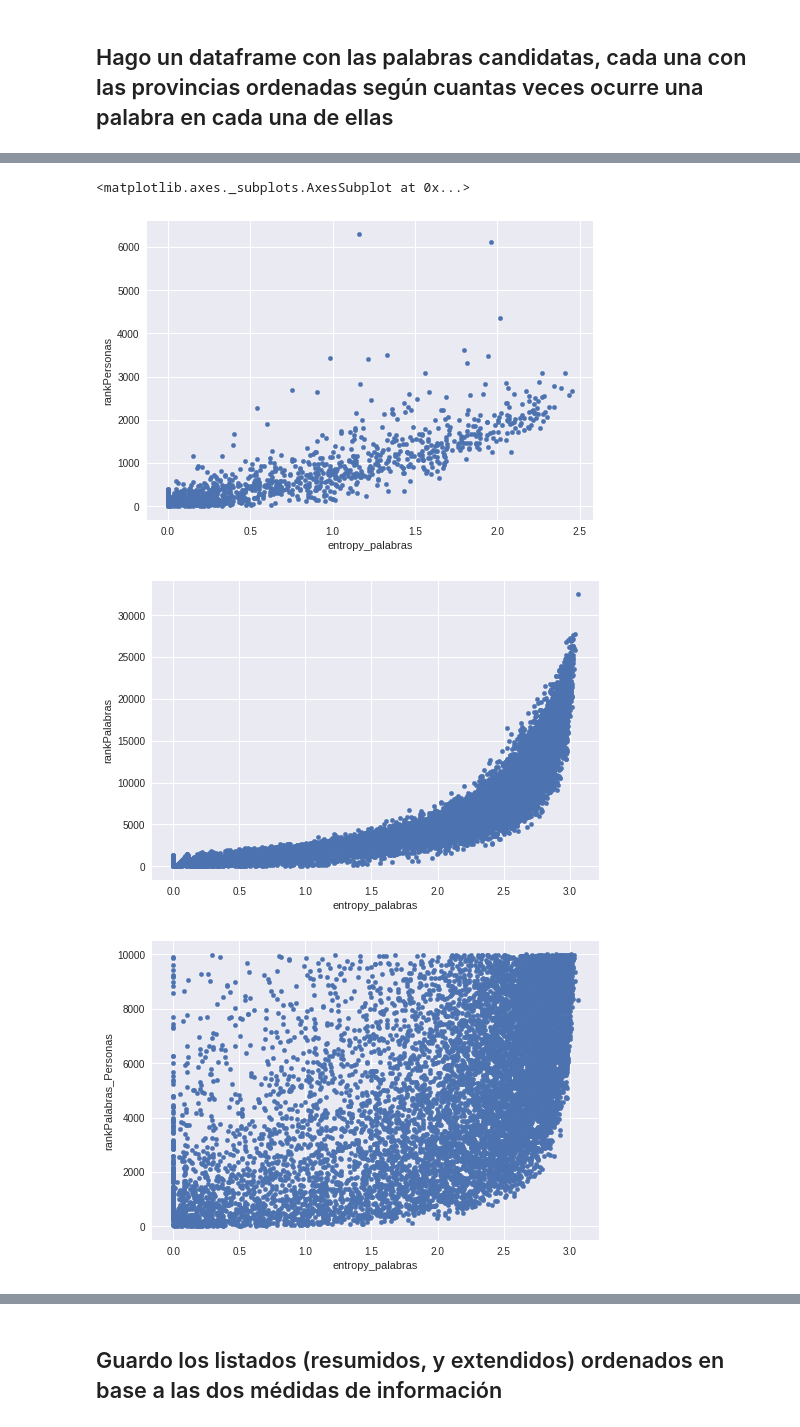
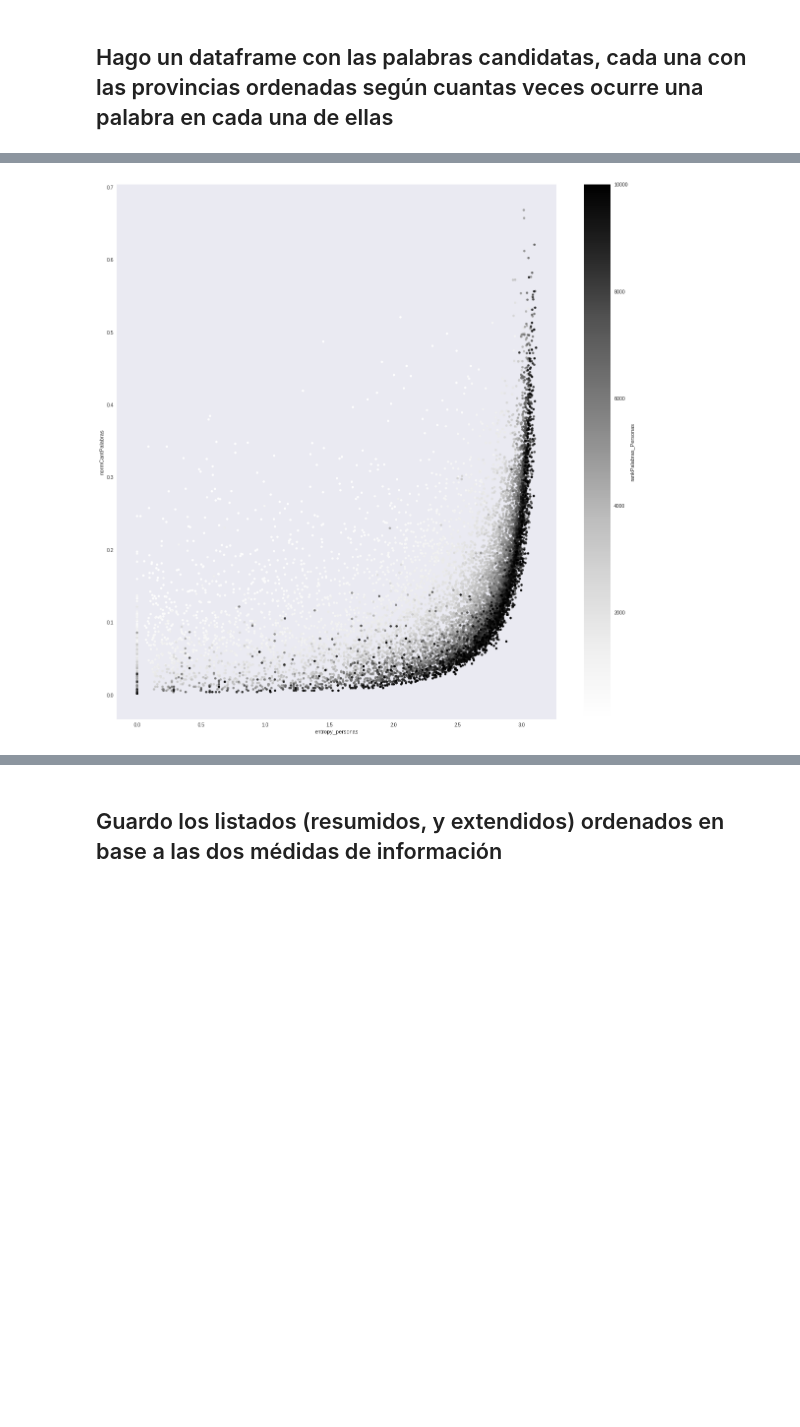
Before and after one commit to daleman/tesis, a Jupyter notebook: notebooks/info.ipynb, the cells around one changed output, grey strips where cells are left out. Saved outputs shown, nothing was run; the diff lists cells and outputs as text; code cells hidden in the pictures; blank space fills up the shorter version.

```diff
--- a/notebooks/info.ipynb
+++ b/notebooks/info.ipynb
@@ -5,9 +5,12 @@
 import sys
 sys.path.append("..")
 
+
 import pandas as pd
 import numpy as np
-import seaborn
 import matplotlib.pyplot as plt
+import seaborn as sns
+sns.set_style("whitegrid")
 
 pd.set_option('display.max_rows', 500)
+relativePathImages = '../latex/src/images/'
@@ -302,9 +354,7 @@ df.iloc[:10000].plot.scatter(x='rankPalabras',y='rankPersonas')
 # %%
-df.iloc[:1000].plot.scatter(x='entropy_palabras',y='rankPersonas')
-df.iloc[:10000].plot.scatter(x='entropy_palabras',y='rankPalabras')
-df.iloc[:10000].plot.scatter(x='entropy_palabras',y='rankPalabras_Personas')
+# df.iloc[:1000].plot.scatter(x='entropy_palabras',y='rankPersonas')
+# df.iloc[:10000].plot.scatter(x='entropy_palabras',y='rankPalabras')
+sns.set_style("dark")
+ax = df.iloc[:10000].plot.scatter(x='entropy_personas',y='normCantPalabras',c='rankPalabras_Personas',sharex=False,figsize=(20,20))
 # %% [output]
-<matplotlib.axes._subplots.AxesSubplot at 0x...>
-[figure, old version]
+[figure, new version]
-[figure, removed]
-[figure, removed]
```
Also changed, not shown: parts of 57 cells of this notebook, 4 other files.
